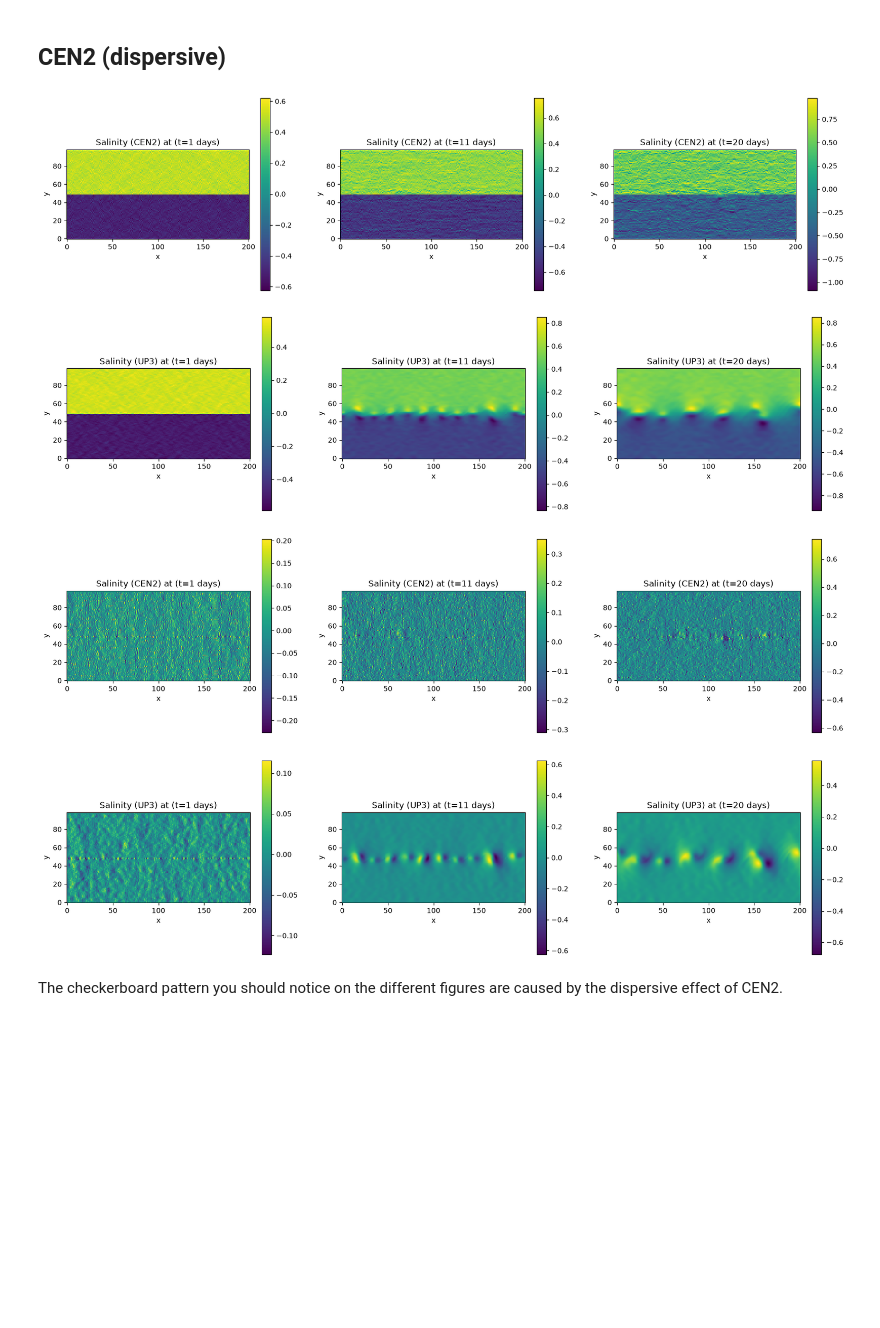
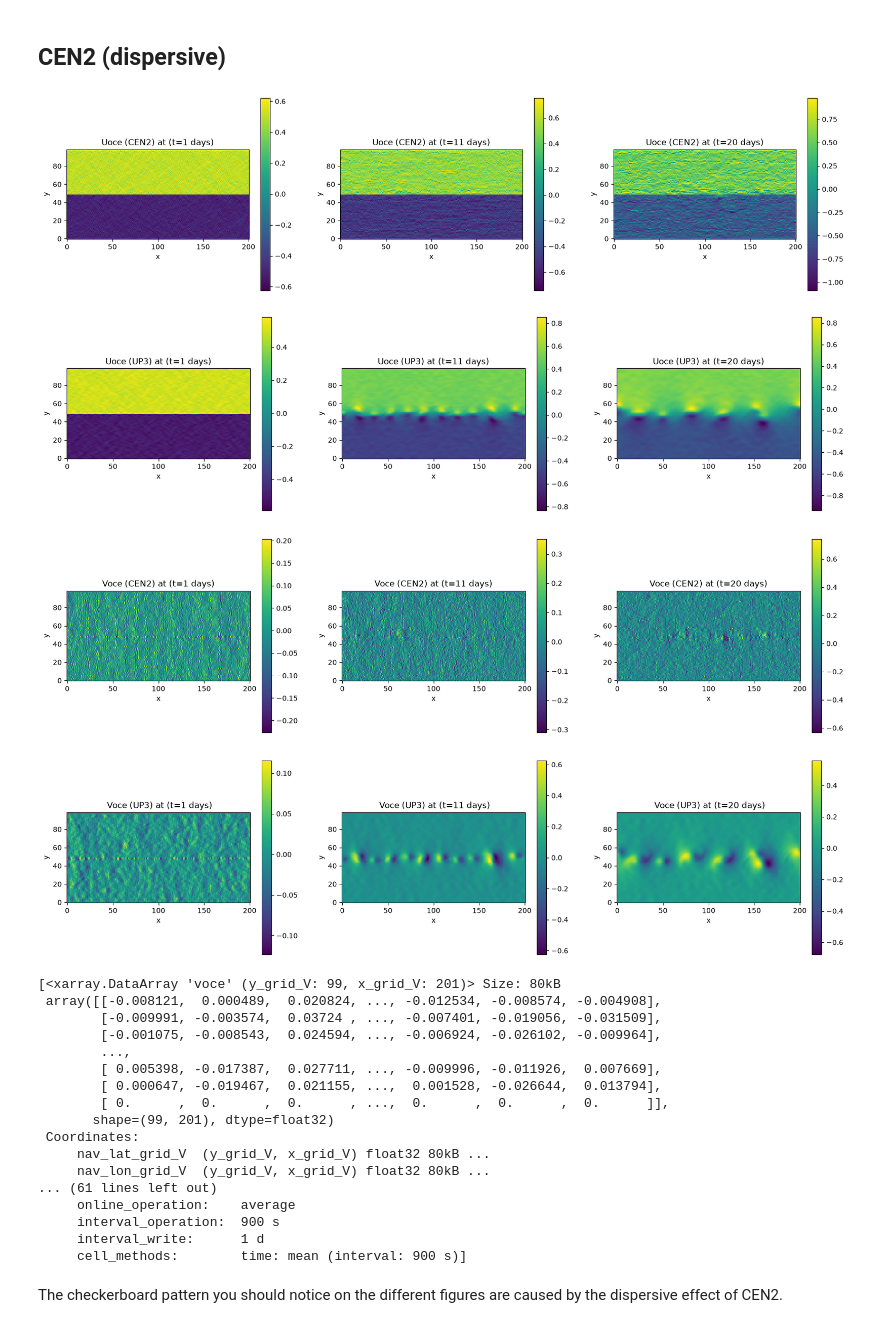
Before and after one commit to justinebuisson606/NEMO_Demonstrators, a Jupyter notebook: Demonstrator 4.ipynb, the cells around one changed output. Saved outputs shown, nothing was run; the diff lists cells and outputs as text; code cells hidden in the pictures; blank space fills up the shorter version.

Commit message:
FIXVOL_CANAL

```diff
--- a/Demonstrator 4.ipynb
+++ b/Demonstrator 4.ipynb
@@ -79,15 +79,32 @@ def show_t (t_list, param, title, file, rep=rep):
 # %%
 t_list = [0, 10, 19]
 # %%
-shear_cen2 = show_t(t_list, 'uoce', 'Salinity (CEN2)', 'CANAL_shear_dynadv_cen2_all_grid.nc', rep=rep)
-shear_up3 = show_t(t_list, 'uoce', 'Salinity (UP3)', 'CANAL_shear_dynadv_up3_all_grid.nc', rep=rep)
-shear_cen2 = show_t(t_list, 'voce', 'Salinity (CEN2)', 'CANAL_shear_dynadv_cen2_all_grid.nc', rep=rep)
-shear_up3 = show_t(t_list, 'voce', 'Salinity (UP3)', 'CANAL_shear_dynadv_up3_all_grid.nc', rep=rep)
+shear_cen2 = show_t(t_list, 'uoce', 'Uoce (CEN2)', 'CANAL_shear_dynadv_cen2_all_grid.nc', rep=rep)
+shear_up3 = show_t(t_list, 'uoce', 'Uoce (UP3)', 'CANAL_shear_dynadv_up3_all_grid.nc', rep=rep)
+shear_cen2 = show_t(t_list, 'voce', 'Voce (CEN2)', 'CANAL_shear_dynadv_cen2_all_grid.nc', rep=rep)
+shear_up3 = show_t(t_list, 'voce', ' Voce (UP3)', 'CANAL_shear_dynadv_up3_all_grid.nc', rep=rep)
 # %% [output]
-[figure, old version]
+[figure, new version]
-[figure, old version]
+[figure, new version]
-[figure, old version]
+[figure, new version]
-[figure, old version]
+[figure, new version]
+[<xarray.DataArray 'voce' (y_grid_V: 99, x_grid_V: 201)> Size: 80kB
+ array([[-0.008121,  0.000489,  0.020824, ..., -0.012534, -0.008574, -0.004908],
+        [-0.009991, -0.003574,  0.03724 , ..., -0.007401, -0.019056, -0.031509],
+        [-0.001075, -0.008543,  0.024594, ..., -0.006924, -0.026102, -0.009964],
+        ...,
+        [ 0.005398, -0.017387,  0.027711, ..., -0.009996, -0.011926,  0.007669],
+        [ 0.000647, -0.019467,  0.021155, ...,  0.001528, -0.026644,  0.013794],
+        [ 0.      ,  0.      ,  0.      , ...,  0.      ,  0.      ,  0.      ]],
+       shape=(99, 201), dtype=float32)
+ Coordinates:
+     nav_lat_grid_V  (y_grid_V, x_grid_V) float32 80kB ...
+     nav_lon_grid_V  (y_grid_V, x_grid_V) float32 80kB ...
+... (61 lines left out)
+     online_operation:    average
+     interval_operation:  900 s
+     interval_write:      1 d
+     cell_methods:        time: mean (interval: 900 s)]
 # %% [markdown]
 The checkerboard pattern you should notice on the different figures are caused by the dispersive effect of CEN2.
 # %% [markdown]
```
Also changed, not shown: parts of 2 cells of this notebook, 1 other file.
